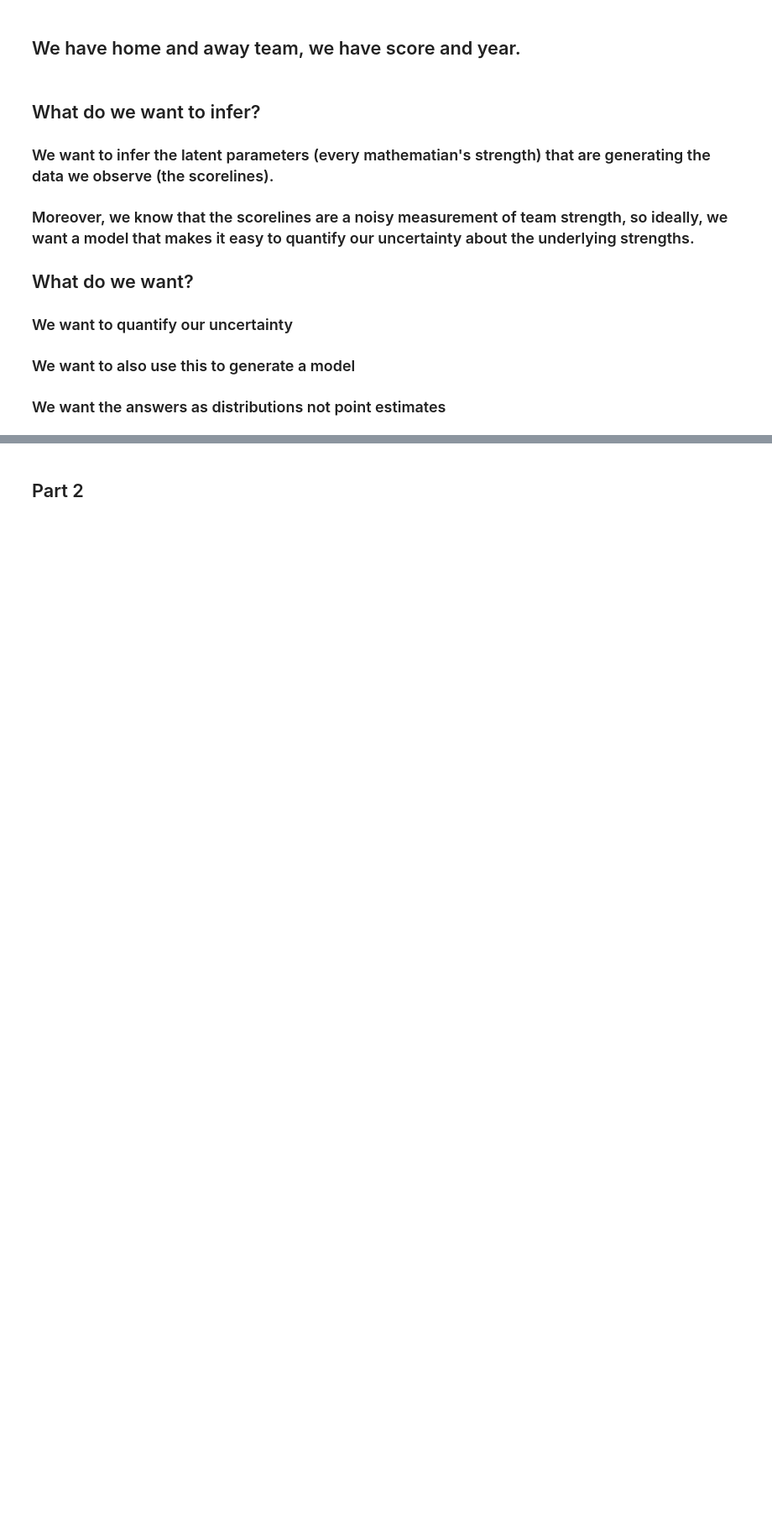
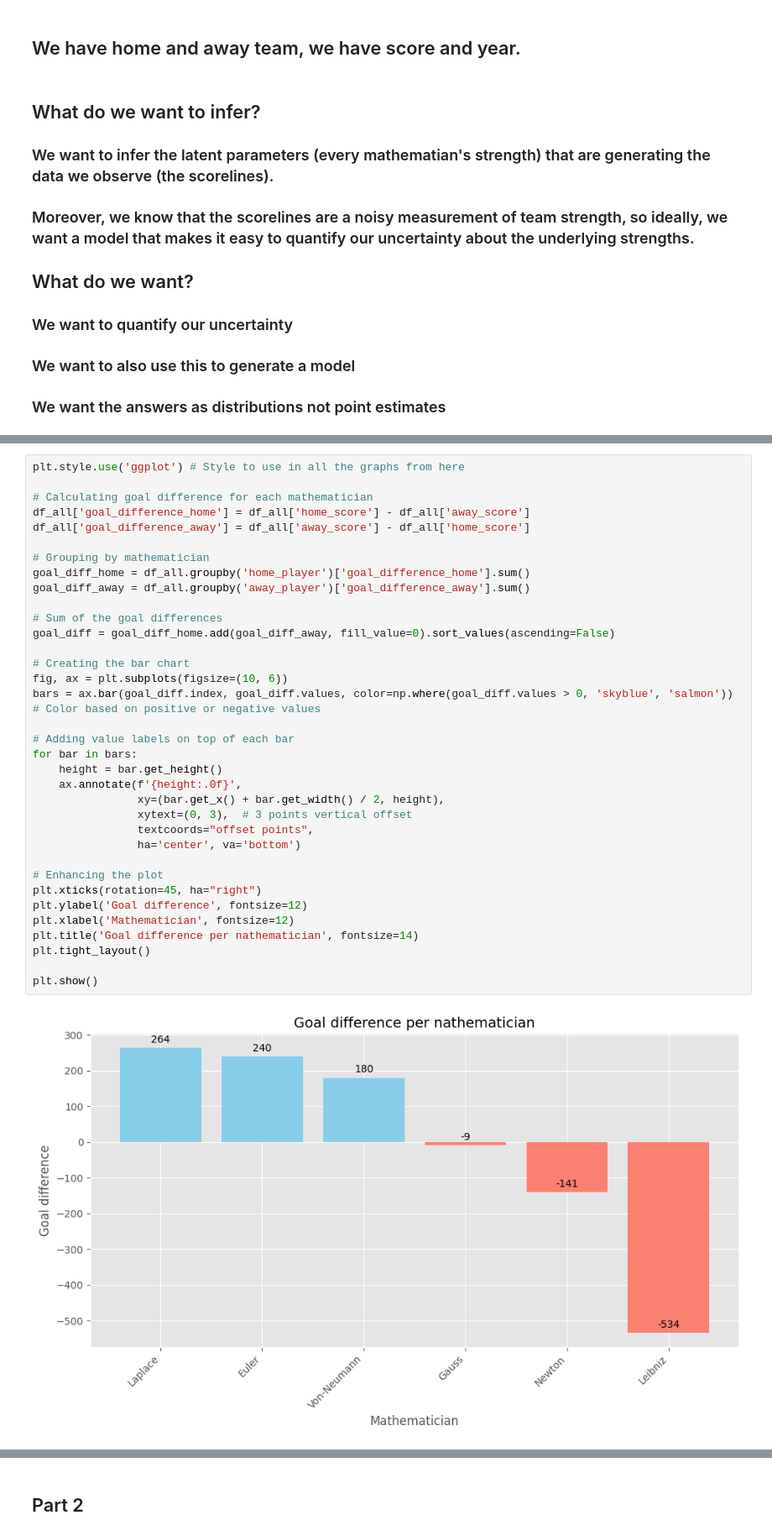
Before and after one commit to estivengrx/Freelancer-2, a Jupyter notebook: bayes_ML_2_notebooks/project_semester_B/Notebooks/mathball.ipynb, the cells around one changed output, grey strips where cells are left out. Shown at 84% size. Cells and saved outputs as stored; diff of their text form; blank space fills up the shorter version.

```diff
--- a/bayes_ML_2_notebooks/project_semester_B/Notebooks/mathball.ipynb
+++ b/bayes_ML_2_notebooks/project_semester_B/Notebooks/mathball.ipynb
@@ -103,0 +54,37 @@ plt.show()
+# %%
+plt.style.use('ggplot') # Style to use in all the graphs from here
+
+# Calculating goal difference for each mathematician
+df_all['goal_difference_home'] = df_all['home_score'] - df_all['away_score']
+df_all['goal_difference_away'] = df_all['away_score'] - df_all['home_score']
+
+# Grouping by mathematician
+goal_diff_home = df_all.groupby('home_player')['goal_difference_home'].sum()
+goal_diff_away = df_all.groupby('away_player')['goal_difference_away'].sum()
+
+# Sum of the goal differences
+goal_diff = goal_diff_home.add(goal_diff_away, fill_value=0).sort_values(ascending=False)
+
+# Creating the bar chart
+fig, ax = plt.subplots(figsize=(10, 6))
+bars = ax.bar(goal_diff.index, goal_diff.values, color=np.where(goal_diff.values > 0, 'skyblue', 'salmon')) # Color based on positive or negative values
+
+# Adding value labels on top of each bar
+for bar in bars:
+    height = bar.get_height()
+    ax.annotate(f'{height:.0f}',
+                xy=(bar.get_x() + bar.get_width() / 2, height),
+                xytext=(0, 3),  # 3 points vertical offset
+                textcoords="offset points",
+                ha='center', va='bottom')
+
+# Enhancing the plot
+plt.xticks(rotation=45, ha="right")
+plt.ylabel('Goal difference', fontsize=12)
+plt.xlabel('Mathematician', fontsize=12)
+plt.title('Goal difference per nathematician', fontsize=14)
+plt.tight_layout()
+
+plt.show()
+# %% [output]
+[figure, added]
```
Also changed, not shown: parts of 26 cells of this notebook, 7 other files.
